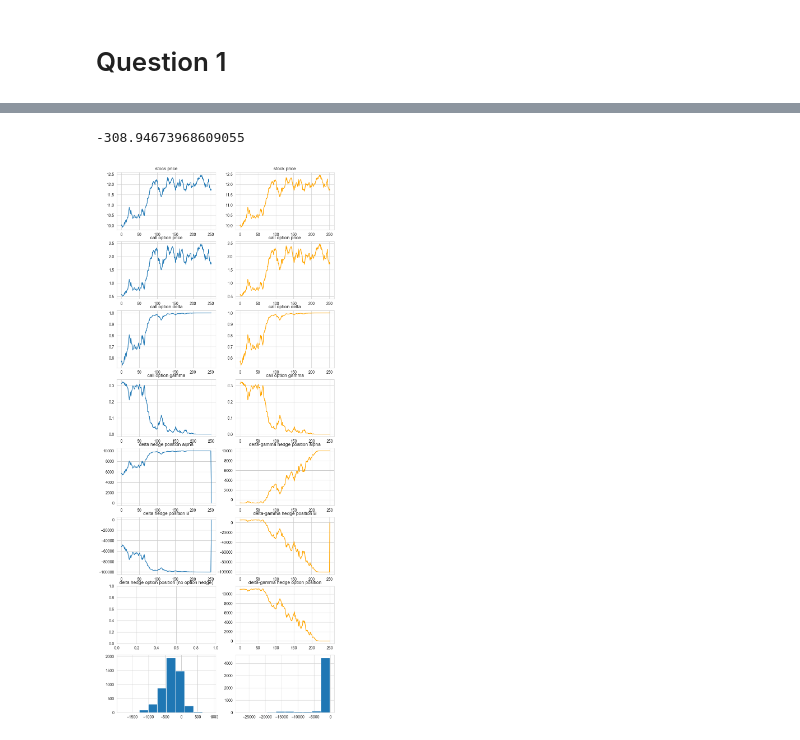
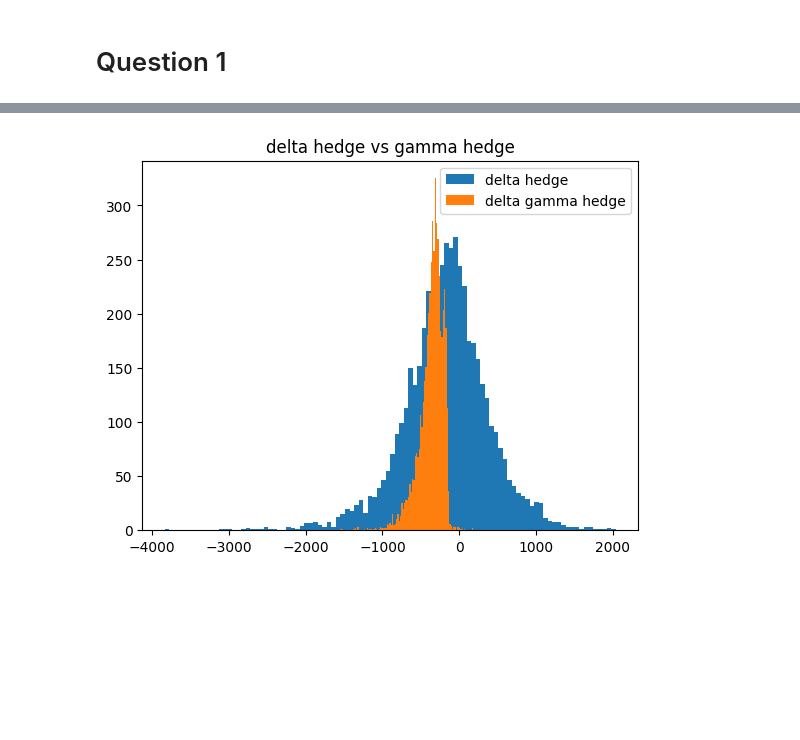
Before and after one commit to kaiwenShen/Dynamic_hedge, a Jupyter notebook: Dynamic_hedging.ipynb, the cells around one changed output, grey strips where cells are left out. Cells and saved outputs as stored; diff of their text form; code cells hidden in the pictures; blank space fills up the shorter version.

```diff
--- a/Dynamic_hedging.ipynb
+++ b/Dynamic_hedging.ipynb
@@ -176,5 +197,5 @@ class ATM_Call_Option_Dynamic_Hedging_Following_prof():
         return self.t,S,M,alpha,gamma
 # %%
-obj=ATM_Call_Option_Dynamic_Hedging_Following_prof(spot_price=10,mu=0.1,sigma=0.25,sigma_real=0.25,num_of_call_option_sold=10_000,Ntrials=5000,option_maturity=63/252,hedging_frequency=1,type_of_hedge='delta')
+delta_hedge_base=ATM_Call_Option_Dynamic_Hedging_Following_prof(spot_price=10,mu=0.1,sigma=0.25,sigma_real=0.25,num_of_call_option_sold=10_000,Ntrials=5000,option_maturity=1/4,type_of_hedge='delta')
 # %%
-obj2=ATM_Call_Option_Dynamic_Hedging_Following_prof(spot_price=10,mu=0.1,sigma=0.25,sigma_real=0.3,num_of_call_option_sold=10_000,Ntrials=5000,option_maturity=63/252,hedging_frequency=1,type_of_hedge='delta-gamma',hedging_option_maturity=0.3)
+delta_gamma_hedge_base=ATM_Call_Option_Dynamic_Hedging_Following_prof(spot_price=10,mu=0.1,sigma=0.25,sigma_real=0.25,num_of_call_option_sold=10_000,Ntrials=5000,option_maturity=1/4,type_of_hedge='delta-gamma',hedging_option_maturity=0.3)
@@ -460,40 +202,8 @@ plt.show()
-# %%
-base_scenario.delta_hedge_position_B_[:,-1].mean()
-# %% [output]
--308.94673968609055
-# %%
-#subplots of stock price
-stock_selected=1
-fig, axs = plt.subplots(8, 2,figsize=(10,25))
-axs[0, 0].plot(base_scenario.GBM_stock_path_[stock_selected,:])
-axs[0, 0].set_title('stock price')
-axs[0, 1].plot(delta_gamma_hedge.GBM_stock_path_[stock_selected,:],color='orange')
-axs[0, 1].set_title('stock price')
-axs[1, 0].plot(base_scenario.Call_option_BS_price_[stock_selected,:])
-axs[1, 0].set_title('call option price')
-axs[1, 1].plot(delta_gamma_hedge.Call_option_BS_price_[stock_selected,:],color='orange')
-axs[1, 1].set_title('call option price')
-axs[2, 0].plot(base_scenario.Call_option_BS_delta_[stock_selected,:])
-axs[2, 0].set_title('call option delta')
-axs[2, 1].plot(delta_gamma_hedge.Call_option_BS_delta_[stock_selected,:],color='orange')
-axs[2, 1].set_title('call option delta')
-axs[3, 0].plot(base_scenario.Call_option_BS_gamma_[stock_selected,:])
-axs[3, 0].set_title('call option gamma')
-axs[3, 1].plot(delta_gamma_hedge.Call_option_BS_gamma_[stock_selected,:],color='orange')
-axs[3, 1].set_title('call option gamma')
-axs[4, 0].plot(base_scenario.delta_hedge_position_alpha_[stock_selected,:])
-axs[4, 0].set_title('delta hedge position alpha')
-axs[4, 1].plot(delta_gamma_hedge.delta_gamma_hedge_position_alpha_[stock_selected,:-1],color='orange')
-axs[4, 1].set_title('delta-gamma hedge position alpha')
-axs[5, 0].plot(base_scenario.delta_hedge_position_B_[stock_selected,:])
-axs[5, 0].set_title('delta hedge position B')
-axs[5, 1].plot(delta_gamma_hedge.delta_gamma_hedge_position_B_[stock_selected,:],color='orange')
-axs[5, 1].set_title('delta-gamma hedge position B')
-axs[6, 0].set_title('delta hedge option position (no option hedge)')
-axs[6, 1].plot(delta_gamma_hedge.delta_gamma_hedge_position_option_[stock_selected,:-1],color='orange')
-axs[6, 1].set_title('delta-gamma hedge option position')
-axs[7, 0].hist(base_scenario.delta_hedge_position_B_[:,-1])
-axs[7, 1].hist(delta_gamma_hedge.delta_gamma_hedge_position_B_[:,-1])
-plt.show()
-# %% [output]
-[figure, removed]
+# %%
+plt.hist(delta_hedge_base.M[:,-1],bins=100,label='delta hedge')
+plt.hist(delta_gamma_hedge_base.M[:,-1],bins=100,label='delta gamma hedge')
+plt.title('delta hedge vs gamma hedge')
+plt.legend()
+plt.show()
+# %% [output]
+[figure, added]
```
Also changed, not shown: parts of 19 cells of this notebook, 2 other files.
